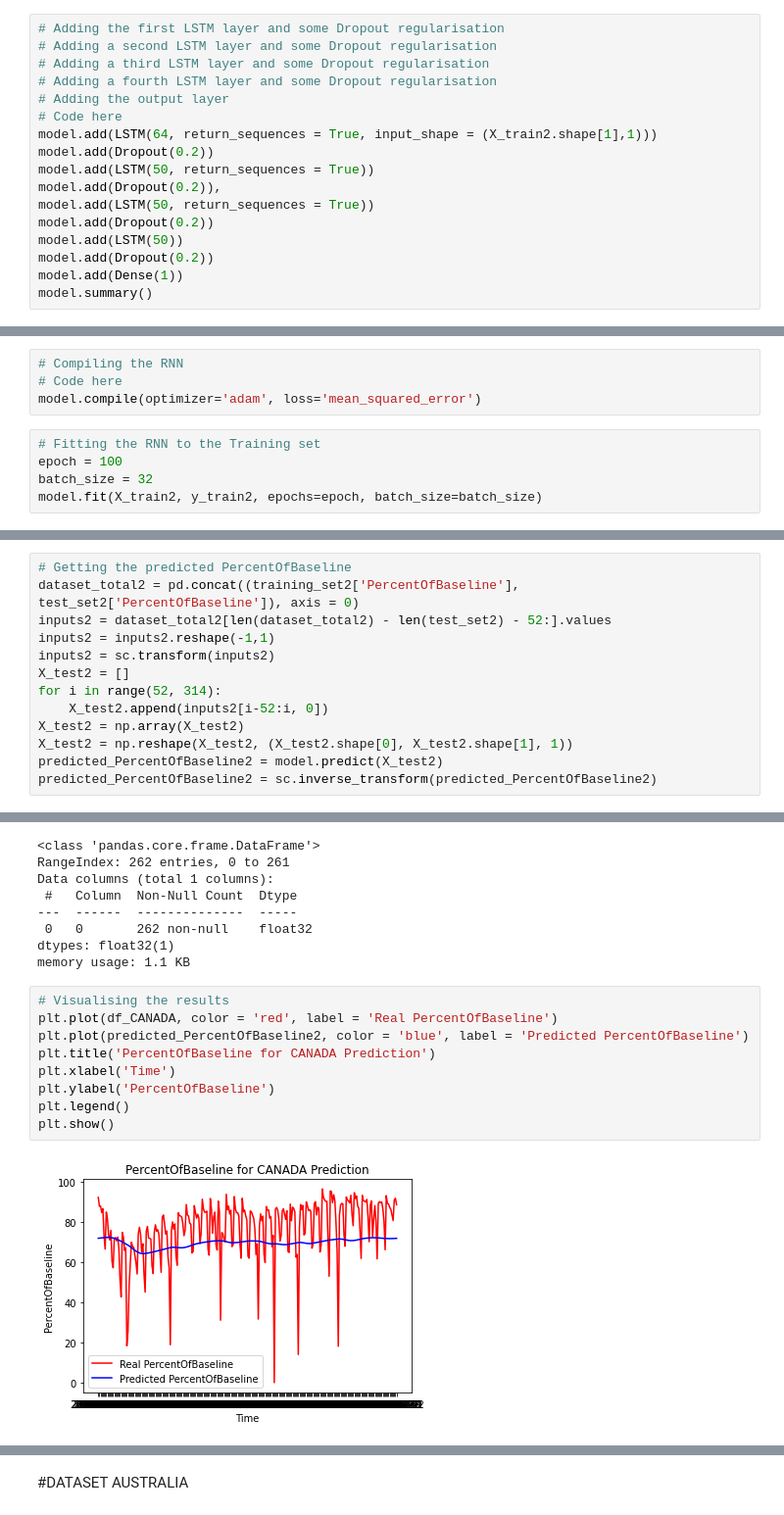
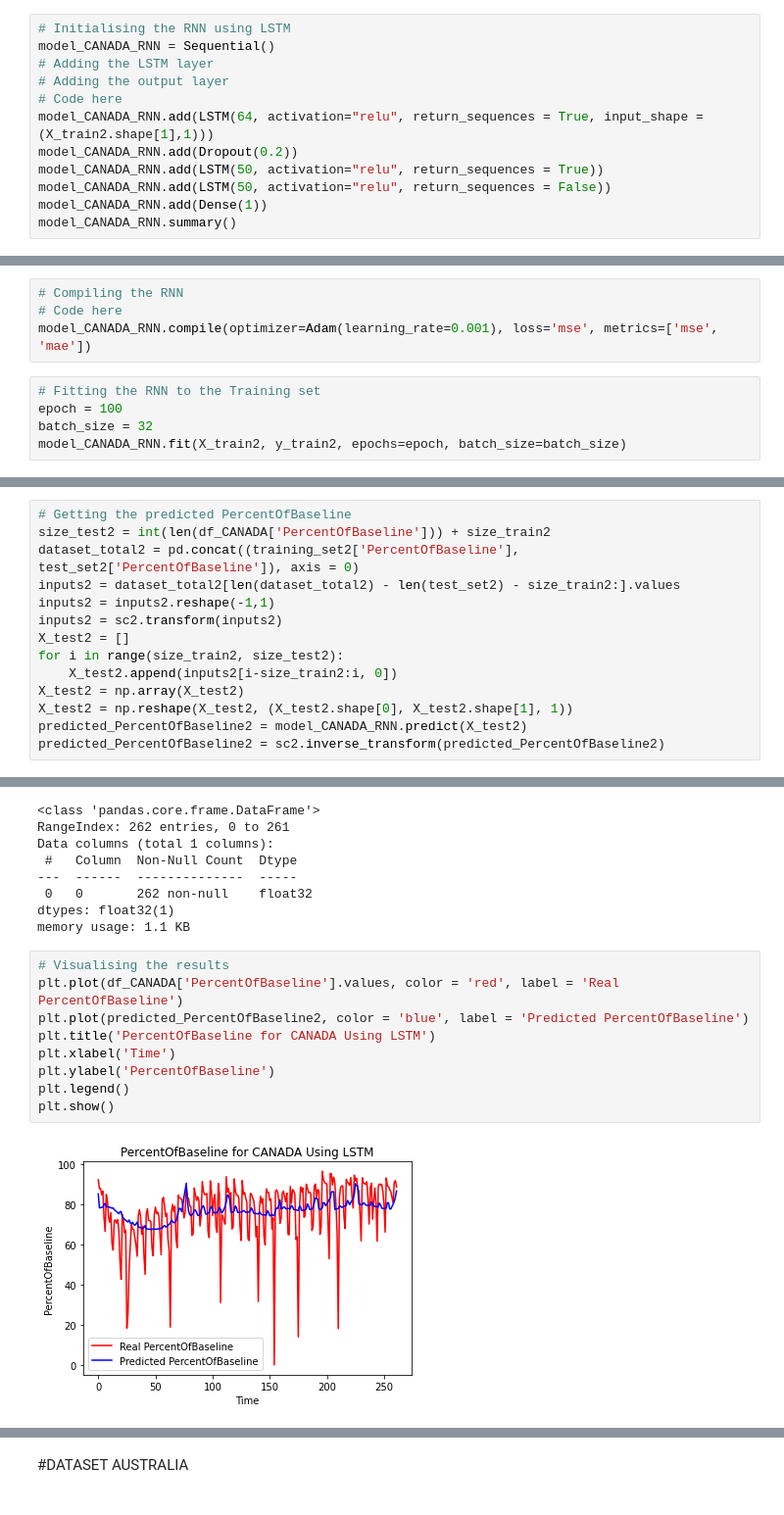
Before and after one commit to Wriyadi/DTS-PRO, a Jupyter notebook: DemoDay_AirportTraffic.ipynb, the cells around one changed output, grey strips where cells are left out. Shown at 98% size. Drawn from its saved outputs; the diff is of its cells as text.

```diff
--- a/DemoDay_AirportTraffic.ipynb
+++ b/DemoDay_AirportTraffic.ipynb
@@ -703,18 +1012,13 @@ model = Sequential()
 # %%
-# Adding the first LSTM layer and some Dropout regularisation
-# Adding a second LSTM layer and some Dropout regularisation
-# Adding a third LSTM layer and some Dropout regularisation
-# Adding a fourth LSTM layer and some Dropout regularisation
+# Initialising the RNN using LSTM
+model_CANADA_RNN = Sequential()
+# Adding the LSTM layer
 # Adding the output layer
 # Code here
-model.add(LSTM(64, return_sequences = True, input_shape = (X_train2.shape[1],1)))
-model.add(Dropout(0.2))
-model.add(LSTM(50, return_sequences = True))
-model.add(Dropout(0.2)),
-model.add(LSTM(50, return_sequences = True))
-model.add(Dropout(0.2))
-model.add(LSTM(50))
-model.add(Dropout(0.2))
-model.add(Dense(1))
-model.summary()
+model_CANADA_RNN.add(LSTM(64, activation="relu", return_sequences = True, input_shape = (X_train2.shape[1],1)))
+model_CANADA_RNN.add(Dropout(0.2))
+model_CANADA_RNN.add(LSTM(50, activation="relu", return_sequences = True))
+model_CANADA_RNN.add(LSTM(50, activation="relu", return_sequences = False))
+model_CANADA_RNN.add(Dense(1))
+model_CANADA_RNN.summary()
 # %% [output]
@@ -738,11 +1044,11 @@ _________________________________________________________________
 # %%
 # Compiling the RNN
 # Code here
-model.compile(optimizer='adam', loss='mean_squared_error')
+model_CANADA_RNN.compile(optimizer=Adam(learning_rate=0.001), loss='mse', metrics=['mse', 'mae'])
 # %%
 # Fitting the RNN to the Training set
 epoch = 100
 batch_size = 32
-model.fit(X_train2, y_train2, epochs=epoch, batch_size=batch_size)
+model_CANADA_RNN.fit(X_train2, y_train2, epochs=epoch, batch_size=batch_size)
 # %% [output]
 Epoch 1/100
@@ -780,16 +1086,17 @@ memory usage: 4.1+ KB
 # %%
 # Getting the predicted PercentOfBaseline
+size_test2 = int(len(df_CANADA['PercentOfBaseline'])) + size_train2
 dataset_total2 = pd.concat((training_set2['PercentOfBaseline'], test_set2['PercentOfBaseline']), axis = 0)
-inputs2 = dataset_total2[len(dataset_total2) - len(test_set2) - 52:].values
+inputs2 = dataset_total2[len(dataset_total2) - len(test_set2) - size_train2:].values
 inputs2 = inputs2.reshape(-1,1)
-inputs2 = sc.transform(inputs2)
+inputs2 = sc2.transform(inputs2)
 X_test2 = []
-for i in range(52, 314):
-    X_test2.append(inputs2[i-52:i, 0])
+for i in range(size_train2, size_test2):
+    X_test2.append(inputs2[i-size_train2:i, 0])
 X_test2 = np.array(X_test2)
 X_test2 = np.reshape(X_test2, (X_test2.shape[0], X_test2.shape[1], 1))
-predicted_PercentOfBaseline2 = model.predict(X_test2)
-predicted_PercentOfBaseline2 = sc.inverse_transform(predicted_PercentOfBaseline2)
+predicted_PercentOfBaseline2 = model_CANADA_RNN.predict(X_test2)
+predicted_PercentOfBaseline2 = sc2.inverse_transform(predicted_PercentOfBaseline2)
 # %%
 predicted_PercentOfBaseline2=pd.DataFrame(predicted_PercentOfBaseline2)
 predicted_PercentOfBaseline2.info()
@@ -804,12 +1111,12 @@ dtypes: float32(1)
 memory usage: 1.1 KB
 # %%
 # Visualising the results
-plt.plot(df_CANADA, color = 'red', label = 'Real PercentOfBaseline')
+plt.plot(df_CANADA['PercentOfBaseline'].values, color = 'red', label = 'Real PercentOfBaseline')
 plt.plot(predicted_PercentOfBaseline2, color = 'blue', label = 'Predicted PercentOfBaseline')
-plt.title('PercentOfBaseline for CANADA Prediction')
+plt.title('PercentOfBaseline for CANADA Using LSTM')
 plt.xlabel('Time')
 plt.ylabel('PercentOfBaseline')
 plt.legend()
 plt.show()
 # %% [output]
-[figure, old version]
+[figure, new version]
```
Also changed, not shown: parts of 157 cells of this notebook.
